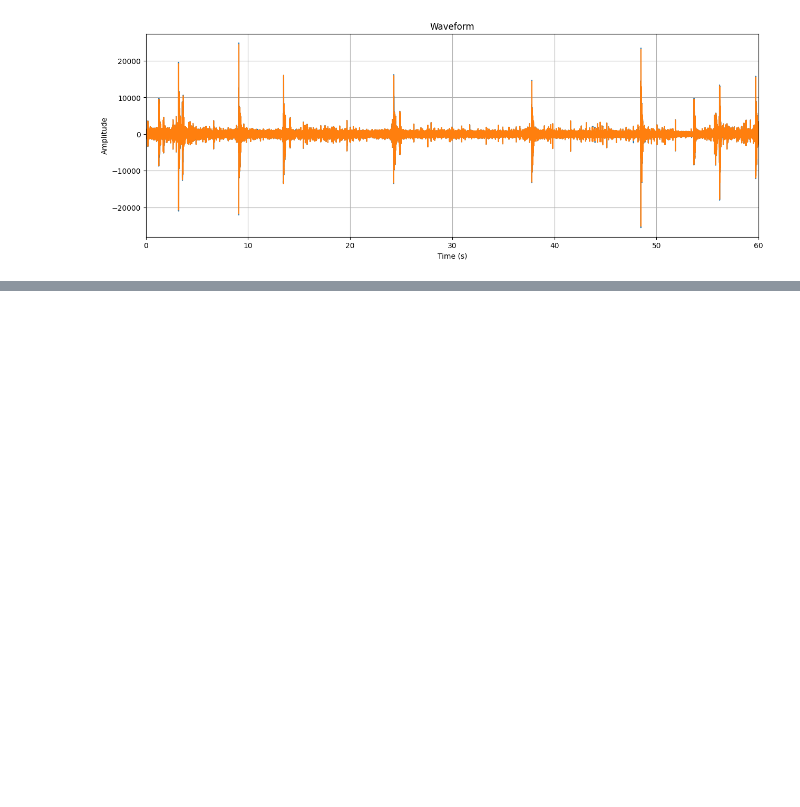
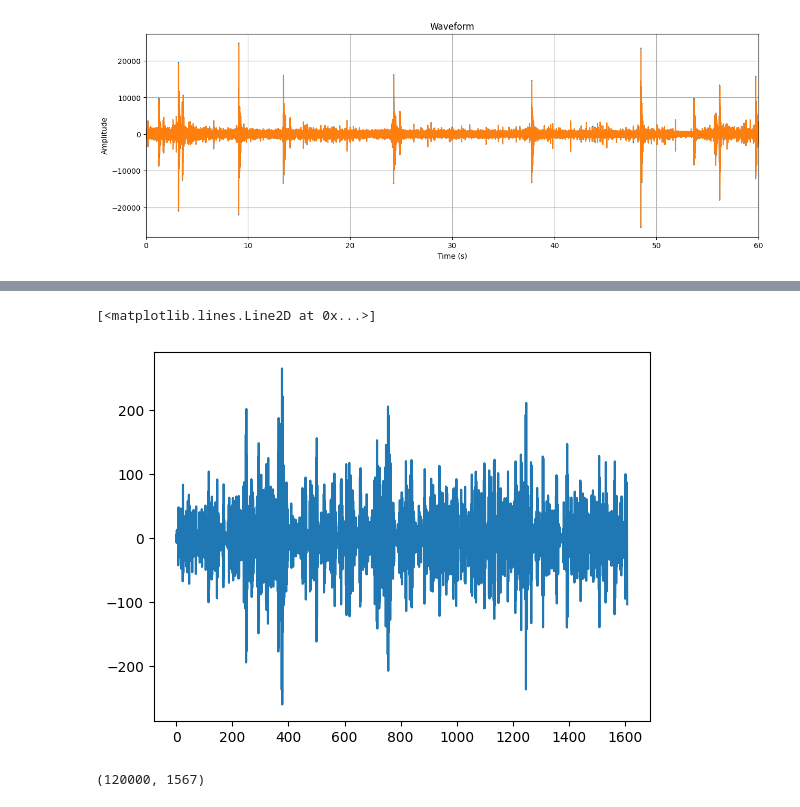
Before and after one commit to bradlipovsky/interferometry-for-orcas, a Jupyter notebook: xc.ipynb, the cells around one changed output, grey strips where cells are left out. Saved outputs shown, nothing was run; the diff lists cells and outputs as text; code cells hidden in the pictures; blank space fills up the shorter version.

```diff
--- a/xc.ipynb
+++ b/xc.ipynb
@@ -47,0 +83,6 @@ plt.show()
+# %%
+template = downsampled_data[int(t0*sample_rate):int(t1*sample_rate), 0]
+plt.plot(template)
+# %% [output]
+[<matplotlib.lines.Line2D at 0x...>]
+[figure, added]
@@ -47,0 +105,4 @@ plt.show()
+# %%
+das.shape
+# %% [output]
+(120000, 1567)
```
Also changed, not shown: parts of 4 cells of this notebook.
